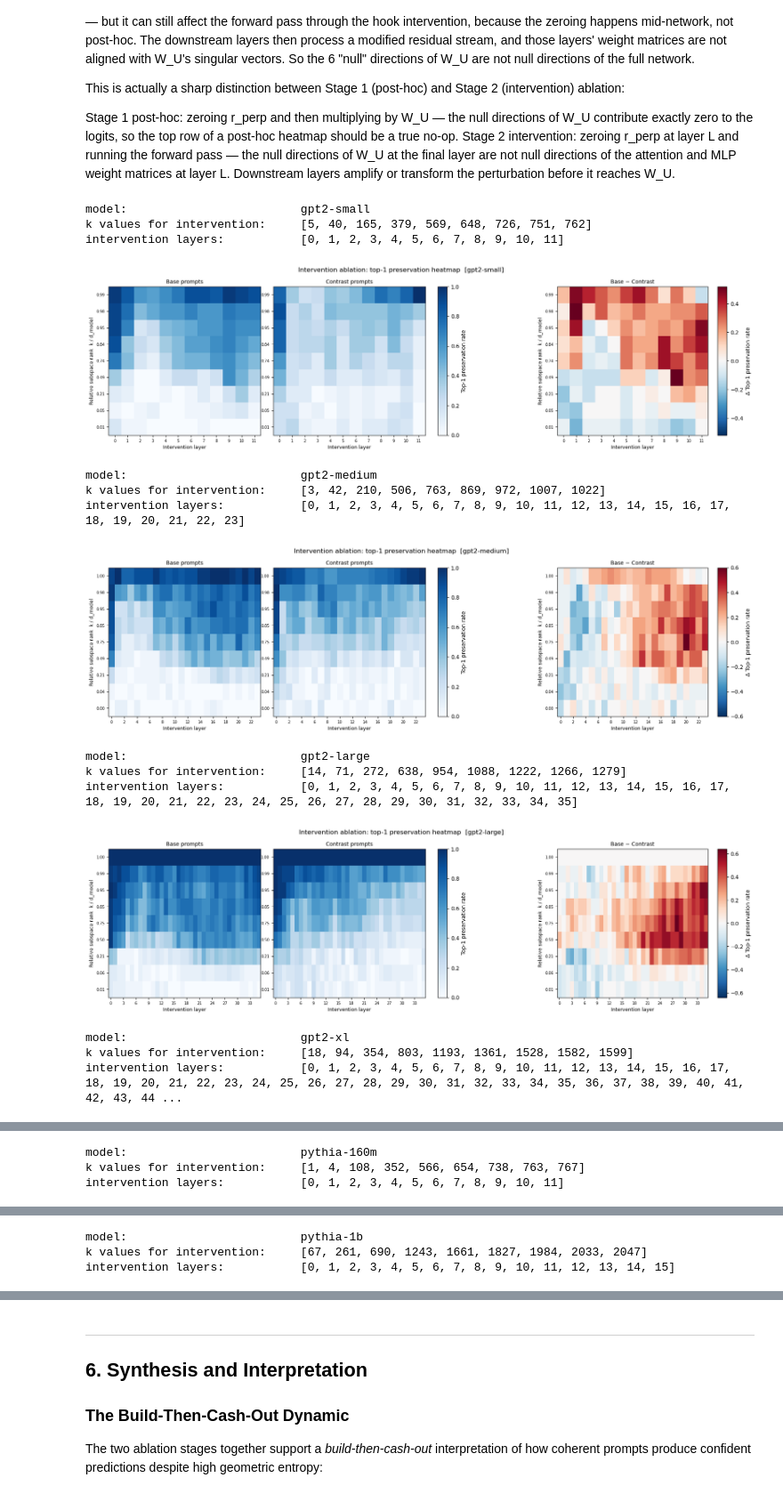
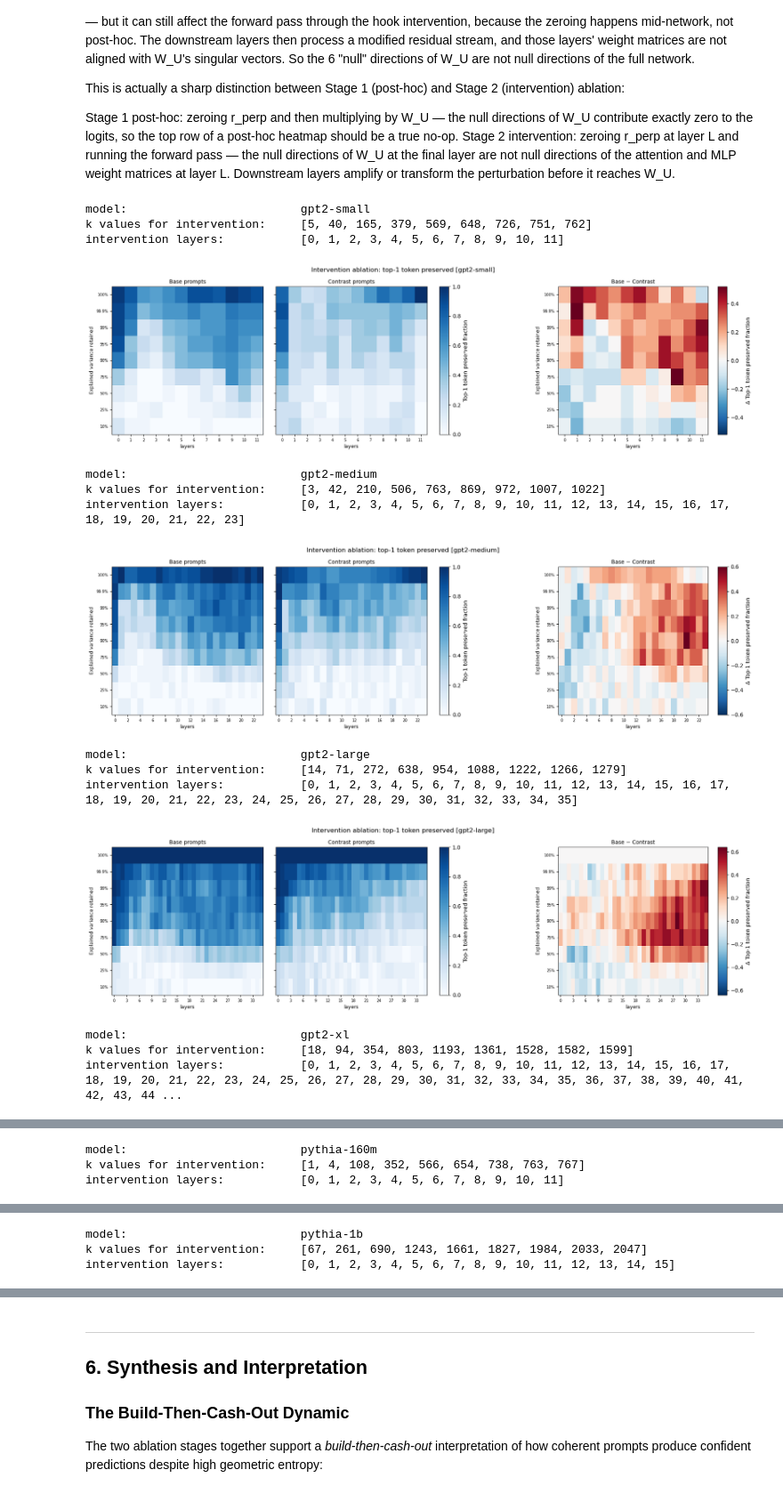
Before and after one commit to storyofthewolf/residual-stream-dynamics, a Jupyter notebook: notebooks/residual_stream_dynamics.ipynb, the cells around one changed output, grey strips where cells are left out. Shown at 89% size. Cells and saved outputs as stored; diff of their text form; code cells hidden in the pictures.

```diff
--- a/notebooks/residual_stream_dynamics.ipynb
+++ b/notebooks/residual_stream_dynamics.ipynb
@@ -279,0 +343,33 @@ plt.show()
+# %%
+HEATMAP_MODELS = ['gpt2-small', 'gpt2-medium', 'gpt2-large', 'gpt2-xl', 'pythia-160m', 'pythia-1b', 'pythia-2.8b', 'pythia-6.9b']
+EV_LABELS = ['10%', '25%', '50%', '75%', '90%', '95%', '99%', '99.9%', '100%']
+
+for m in HEATMAP_MODELS:
+    npz_path = DATA_DIR / f'ablation_records_{m}_{CORPUS_TAG}.npz'
+    if not npz_path.exists():
+        print(f'[skip] {npz_path.name} not found')
+        continue
+
+    abl_m = load_ablation_npz(npz_path)
+
+    k_values = sorted([int(k) for k in np.unique(abl_m['ks']) if k > 0])
+
+    base_mat,     n_layers = build_posthoc_heatmap(abl_m, metric='top1_preserved', role='base',     k_values=k_values)
+    contrast_mat, _        = build_posthoc_heatmap(abl_m, metric='top1_preserved', role='contrast', k_values=k_values)
+
+    print('model:                        ', m)
+    print('k values:                     ', k_values)
+    print('layers:                       ', n_layers)
+
+    fig, axes = plot_ablation_heatmap_tripanel(
+        base_mat, contrast_mat,
+        k_values=k_values,
+        layer_indices=list(range(n_layers)),
+        model_name=m,
+        title="Posthoc projection ablation: top-1 token preserved",
+        y_tick_labels=EV_LABELS,
+        cbar_label="Top-1 token preserved fraction",
+        cbar_diff_label="Δ Top-1 token preserved fraction",
+        save_path=FIGURES_DIR / f'ablation_posthoc_heatmap_top1_{m}_{CORPUS_TAG}.png',
+    )
+    plt.show()
@@ -307,6 +429,7 @@ Stage 2 intervention: zeroing r_perp at layer L and running the forward pass —
 # Models to show in this section. Choose a representative subset —
 # one small, one mid-size, one large — to keep the notebook focused.
 HEATMAP_MODELS = ['gpt2-small', 'gpt2-medium', 'gpt2-large', 'gpt2-xl', 'pythia-160m', 'pythia-1b', 'pythia-2.8b', 'pythia-6.9b']
+#HEATMAP_MODELS = ['gpt2-small']
 
 for m in HEATMAP_MODELS:
     npz_path = DATA_DIR / f'ablation_records_{m}_{CORPUS_TAG}.npz'
@@ -321,40 +444,46 @@ for m in HEATMAP_MODELS:
     intervention_lyrs_m = sorted([int(l) for l in np.unique(abl_m['intervention_lyrs']) if l >= 0])
 
     print('model:                        ', m)
     print('k values for intervention:    ', k_values_m)
     print('intervention layers:          ', intervention_lyrs_m)
 
     base_mat     = build_intervention_heatmap(abl_m, metric='top1_preserved', role='base',
                                               k_values=k_values_m,
                                               intervention_lyrs=intervention_lyrs_m)
     contrast_mat = build_intervention_heatmap(abl_m, metric='top1_preserved', role='contrast',
                                               k_values=k_values_m,
                                               intervention_lyrs=intervention_lyrs_m)
 
 
-    fig, (ax_base, ax_contrast, ax_diff) = plot_top1_intervention_tripanel(
+    EV_LABELS = ['10%', '25%', '50%', '75%', '90%', '95%', '99%', '99.9%', '100%']
+
+    fig, (ax_base, ax_contrast, ax_diff) = plot_ablation_heatmap_tripanel(
         base_mat, contrast_mat,
         k_values=k_values_m,
         layer_indices=intervention_lyrs_m,
         model_name=m,
+        title="Intervention ablation: top-1 token preserved",
         y_mode='relative',
         d_model=D_MODEL[m],
+        y_tick_labels=EV_LABELS,
+        cbar_label="Top-1 token preserved fraction",
+        cbar_diff_label="Δ Top-1 token preserved fraction",
         save_path=FIGURES_DIR / f'ablation_intervention_heatmap_top1_preserved_{m}_{CORPUS_TAG}.png',
     )
     plt.show()
 # %% [output]
 model:                         gpt2-small
 k values for intervention:     [5, 40, 165, 379, 569, 648, 726, 751, 762]
 intervention layers:           [0, 1, 2, 3, 4, 5, 6, 7, 8, 9, 10, 11]
-[figure, old version]
+[figure, new version]
 model:                         gpt2-medium
 k values for intervention:     [3, 42, 210, 506, 763, 869, 972, 1007, 1022]
 intervention layers:           [0, 1, 2, 3, 4, 5, 6, 7, 8, 9, 10, 11, 12, 13, 14, 15, 16, 17, 18, 19, 20, 21, 22, 23]
-[figure, old version]
+[figure, new version]
 model:                         gpt2-large
 k values for intervention:     [14, 71, 272, 638, 954, 1088, 1222, 1266, 1279]
 intervention layers:           [0, 1, 2, 3, 4, 5, 6, 7, 8, 9, 10, 11, 12, 13, 14, 15, 16, 17, 18, 19, 20, 21, 22, 23, 24, 25, 26, 27, 28, 29, 30, 31, 32, 33, 34, 35]
-[figure, old version]
+[figure, new version]
 model:                         gpt2-xl
 k values for intervention:     [18, 94, 354, 803, 1193, 1361, 1528, 1582, 1599]
 intervention layers:           [0, 1, 2, 3, 4, 5, 6, 7, 8, 9, 10, 11, 12, 13, 14, 15, 16, 17, 18, 19, 20, 21, 22, 23, 24, 25, 26, 27, 28, 29, 30, 31, 32, 33, 34, 35, 36, 37, 38, 39, 40, 41, 42, 43, 44 ...
```
Also changed, not shown: parts of 7 cells of this notebook, 4 other files.
